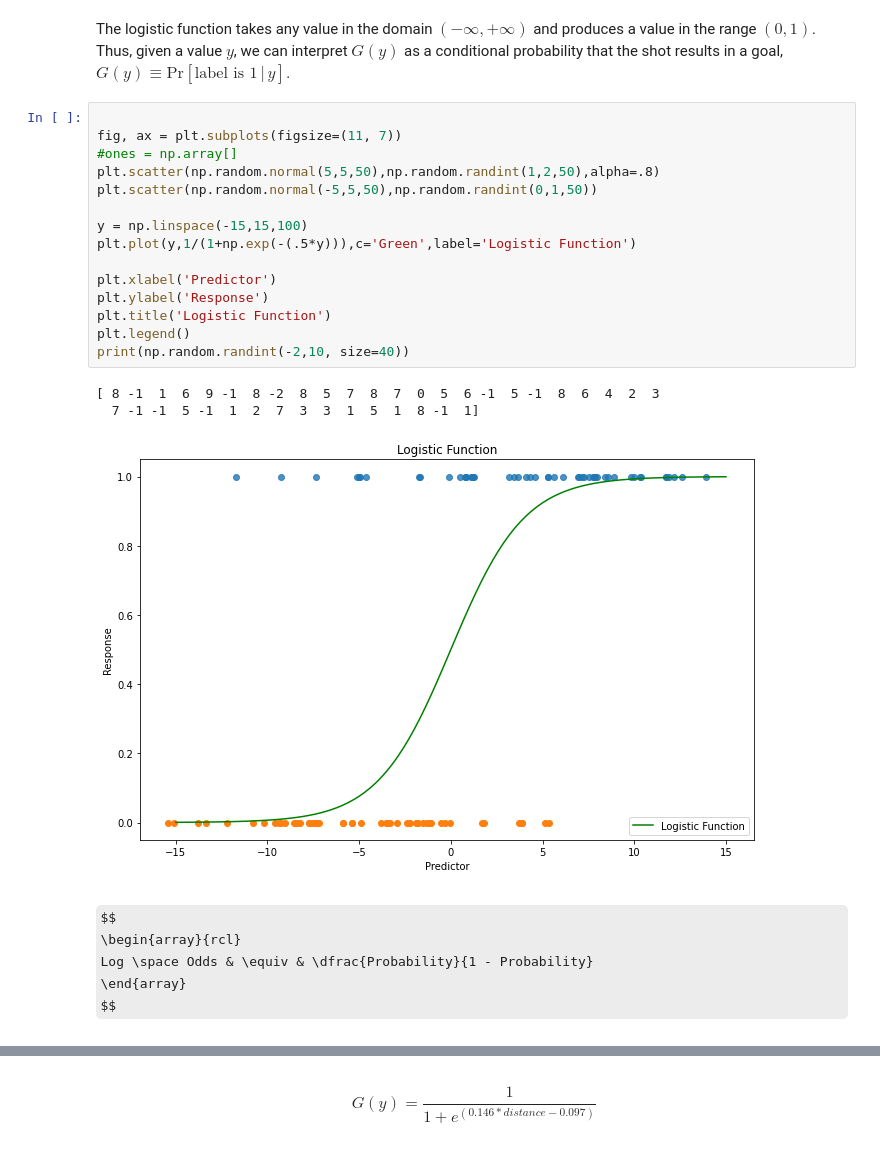
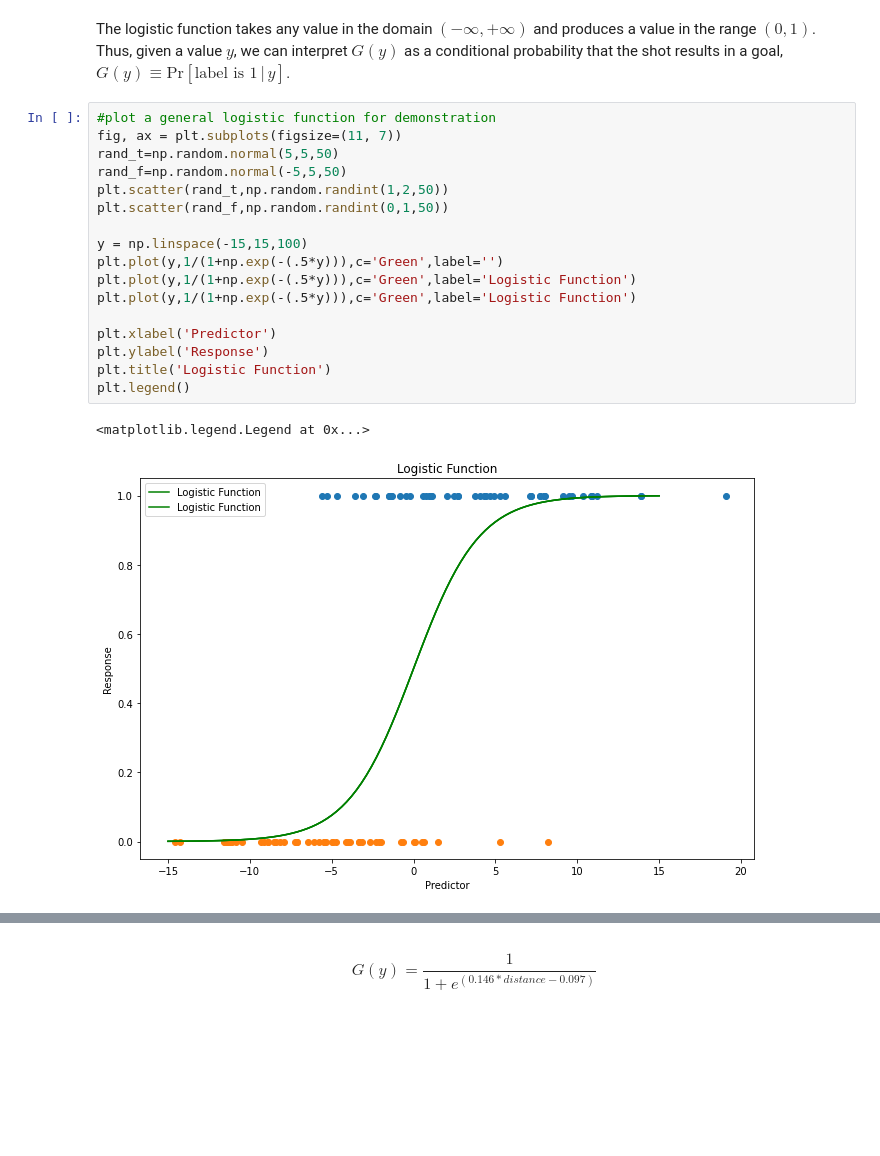
Before and after one commit to iandragulet/xG_Model_Workflow, a Jupyter notebook: xG_model_part2.ipynb, the cells around one changed output, grey strips where cells are left out. Cells and saved outputs as stored; diff of their text form; some formulas as TeX source; blank space fills up the shorter version.

```diff
--- a/xG_model_part2.ipynb
+++ b/xG_model_part2.ipynb
@@ -201,28 +220,22 @@ $$
 # %% [markdown]
 The logistic function takes any value in the domain $(-\infty, +\infty)$ and produces a value in the range $(0, 1)$. Thus, given a value $y$, we can interpret $G(y)$ as a conditional probability that the shot results in a goal, $G(y) \equiv \mathrm{Pr}[\mbox{label is }1 \,|\, y]$.
 # %%
-
+#plot a general logistic function for demonstration
 fig, ax = plt.subplots(figsize=(11, 7))
-#ones = np.array[]
-plt.scatter(np.random.normal(5,5,50),np.random.randint(1,2,50),alpha=.8)
-plt.scatter(np.random.normal(-5,5,50),np.random.randint(0,1,50))
+rand_t=np.random.normal(5,5,50)
+rand_f=np.random.normal(-5,5,50)
+plt.scatter(rand_t,np.random.randint(1,2,50))
+plt.scatter(rand_f,np.random.randint(0,1,50))
 
 y = np.linspace(-15,15,100)
+plt.plot(y,1/(1+np.exp(-(.5*y))),c='Green',label='')
+plt.plot(y,1/(1+np.exp(-(.5*y))),c='Green',label='Logistic Function')
 plt.plot(y,1/(1+np.exp(-(.5*y))),c='Green',label='Logistic Function')
 
 plt.xlabel('Predictor')
 plt.ylabel('Response')
 plt.title('Logistic Function')
 plt.legend()
-print(np.random.randint(-2,10, size=40))
 # %% [output]
-[ 8 -1  1  6  9 -1  8 -2  8  5  7  8  7  0  5  6 -1  5 -1  8  6  4  2  3
-  7 -1 -1  5 -1  1  2  7  3  3  1  5  1  8 -1  1]
+<matplotlib.legend.Legend at 0x...>
-[figure, old version]
+[figure, new version]
-# %% [markdown]
-
-$$
-\begin{array}{rcl}
-  Log \space Odds & \equiv & \dfrac{Probability}{1 - Probability}
-\end{array}
-$$
```
Also changed, not shown: parts of 46 cells of this notebook.
